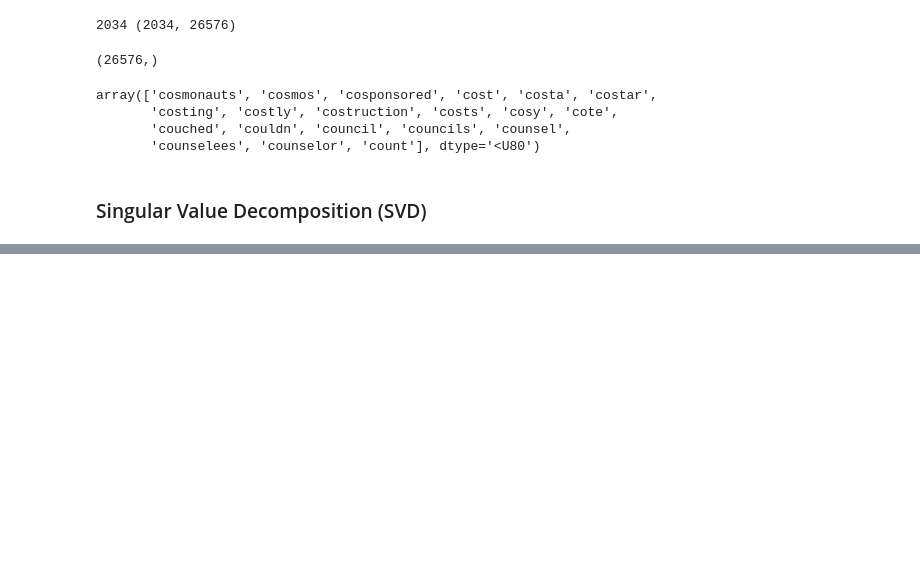
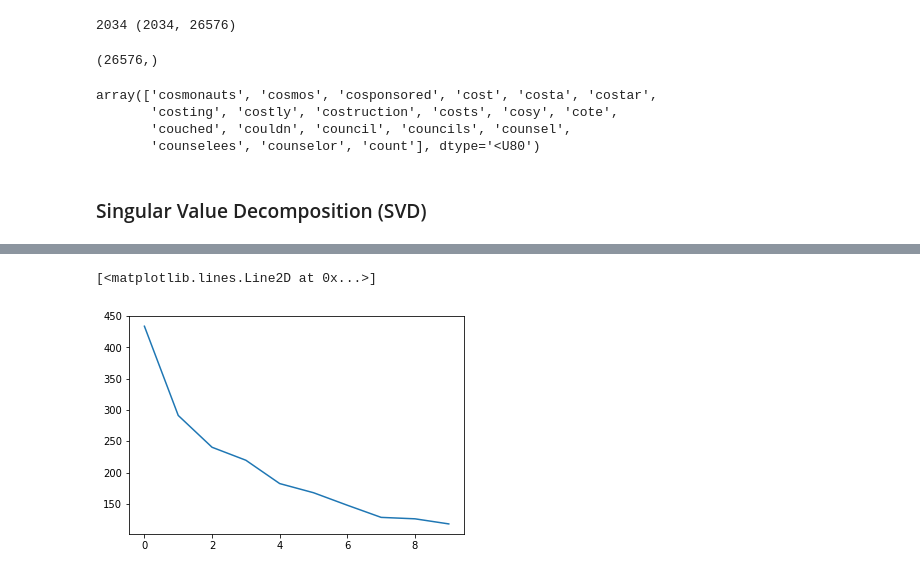
Before and after one commit to sparklingness/tutorials_training, a Jupyter notebook: linalg_topic_modeling_with_nmf_and_svd.ipynb, the cells around one changed output, grey strips where cells are left out. Cells and saved outputs as stored; diff of their text form; code cells hidden in the pictures; blank space fills up the shorter version.

```diff
--- a/linalg_topic_modeling_with_nmf_and_svd.ipynb
+++ b/linalg_topic_modeling_with_nmf_and_svd.ipynb
@@ -94,0 +110,5 @@ array(['cosmonauts', 'cosmos', 'cosponsored', 'cost', 'costa', 'costar',
+# %%
+plt.plot(s[:10])
+# %% [output]
+[<matplotlib.lines.Line2D at 0x...>]
+[figure, added]
```
Also changed, not shown: parts of 15 cells of this notebook.
